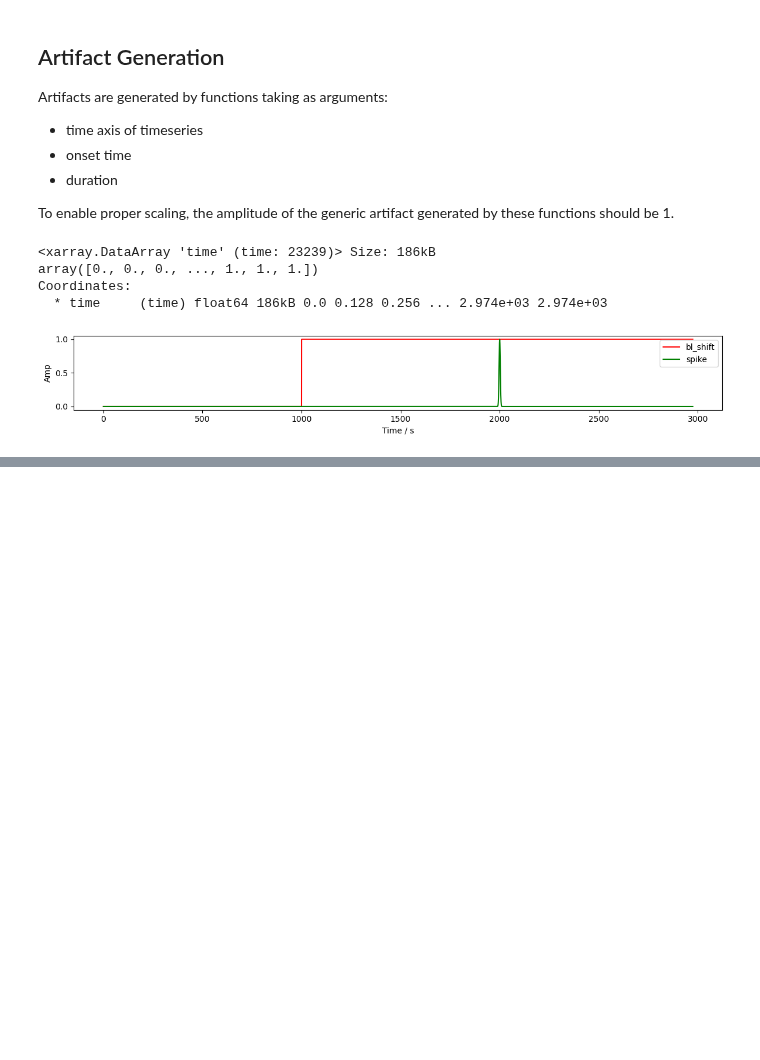
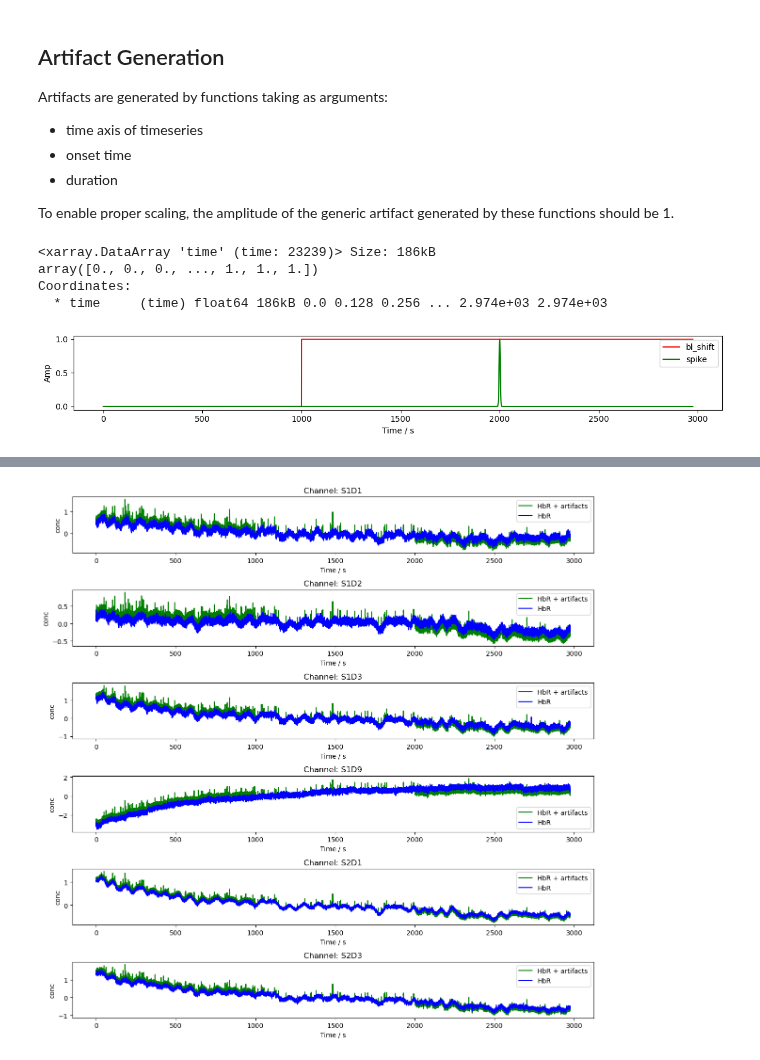
Before and after one commit to ibs-lab/cedalion, a Jupyter notebook: examples/synthetic_artifacts_example.ipynb, the cells around one changed output, grey strips where cells are left out. Saved outputs shown, nothing was run; the diff lists cells and outputs as text; code cells hidden in the pictures; blank space fills up the shorter version.

```diff
--- a/examples/synthetic_artifacts_example.ipynb
+++ b/examples/synthetic_artifacts_example.ipynb
@@ -161,0 +184,21 @@ p.show()
+# %%
+# Plot the data in conc
+
+rec["conc"] = cedalion.nirs.od2conc(rec["od"], rec.geo3d, dpf)
+rec["conc2"] = cedalion.nirs.od2conc(rec["od2"], rec.geo3d, dpf)
+channels = rec["od"].channel.values[0:6]
+fig, axes = p.subplots(len(channels), 1, figsize=(12, len(channels)*2))
+if len(channels) == 1:
+    axes = [axes]
+for i, channel in enumerate(channels):
+    ax = axes[i]
+    ax.plot(rec["conc2"].time, rec["conc2"].sel(channel=channel, chromo="HbR"), 'g-', label='HbR + artifacts')
+    ax.plot(rec["conc"].time, rec["conc"].sel(channel=channel, chromo="HbR"), 'b-', label='HbR')
+    ax.set_title(f'Channel: {channel}')
+    ax.set_xlabel('Time / s')
+    ax.set_ylabel('conc')
+    ax.legend()
+p.tight_layout()
+p.show()
+# %% [output]
+[figure, added]
```
Also changed, not shown: parts of 7 cells of this notebook, 6 other files.
